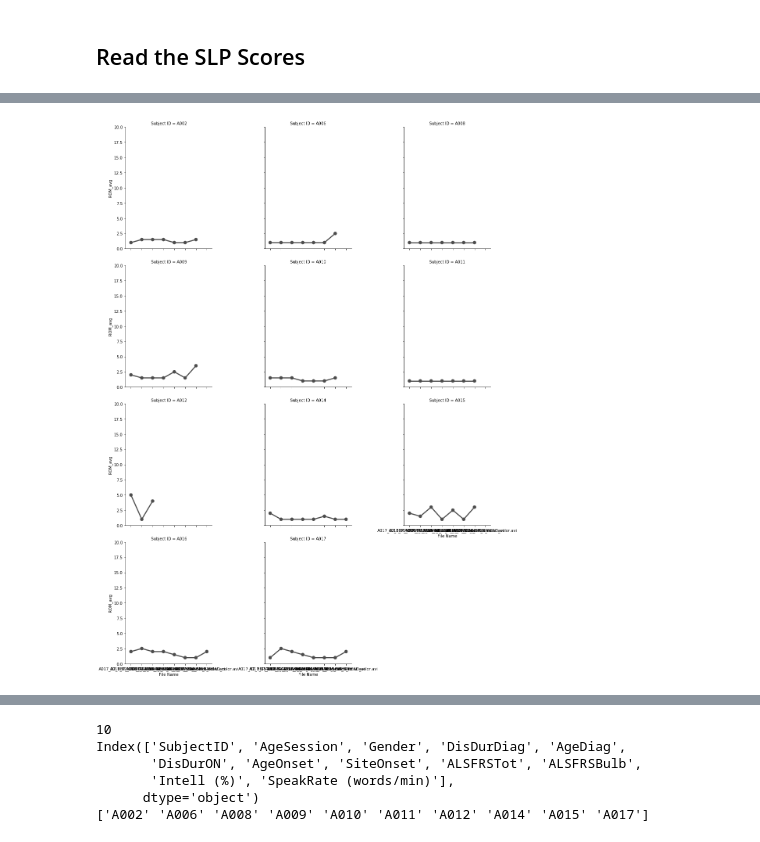
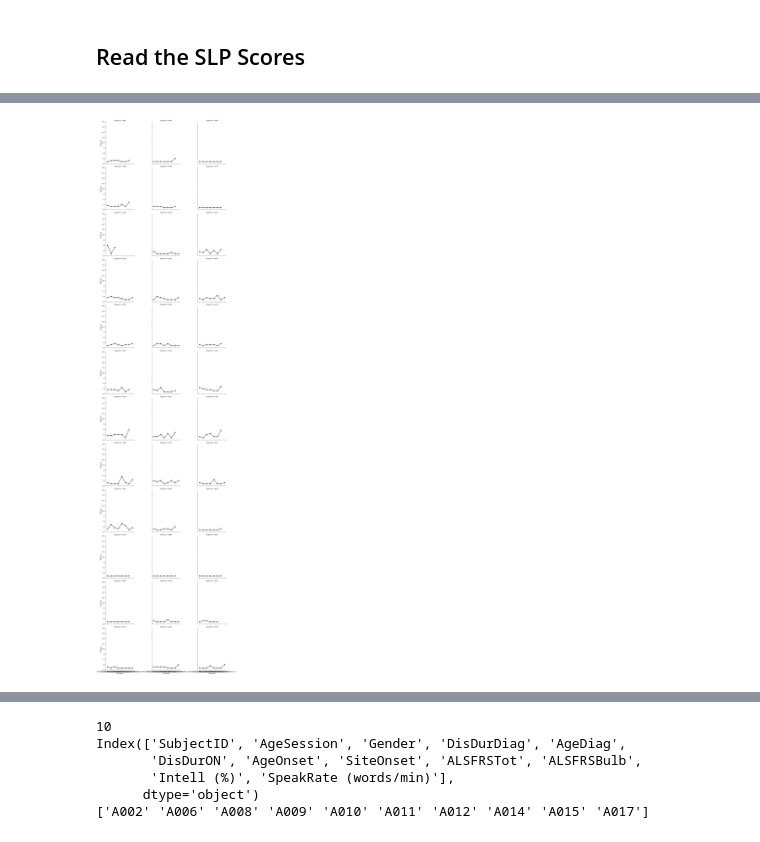
Before and after one commit to denizjafari/ClinicalScore, a Jupyter notebook: clinical_score_predict.ipynb, the cells around one changed output, grey strips where cells are left out. Saved outputs shown, nothing was run; the diff lists cells and outputs as text; code cells hidden in the pictures.

Commit message:
figuring out which subject ids were previously used

```diff
--- a/clinical_score_predict.ipynb
+++ b/clinical_score_predict.ipynb
@@ -74,7 +74,7 @@ slp_scores['Variability_avg'] = slp_scores.apply(lambda row: (row['Variability (
 slp_scores['Fatigue_avg'] = slp_scores.apply(lambda row: (row['Fatigue (SLP1)'] + row["Fatigue (SLP2)"])/2, axis=1)
 
 
-tasks = ['BBP_NORMAL', 'PA', 'PATAKA', 'BLOW', 'KISS', 'OPEN', 'SPREAD', 'BIGSMILE', 'BROW']
+tasks = ['BBP_NORMAL',  'PATAKA', 'PA','BLOW', 'KISS', 'OPEN', 'SPREAD', 'BIGSMILE', 'BROW']
 
 def task_labeler(row):
     for t in tasks:
@@ -86,9 +86,14 @@ slp_scores['task'] = [task_labeler(x) for x in slp_scores['File Name']]
 
 print(slp_scores.shape)
 print(slp_scores.columns)
-print(slp_scores['Subject ID'].unique())
+print()
+print('Total numbr of participants are: ',len(slp_scores['Subject ID'].unique()))
+print()
+print('Subject IDs included are: ',slp_scores['Subject ID'].unique())
+print()
 print(slp_scores.columns)
-print(slp_scores['task'].unique())
+print()
+print('The tasks are: ', slp_scores['task'].unique())
 
 slp_scores.head()
 # %% [output]
@@ -179,6 +190,6 @@ plt.show()
 # %%
-g = sns.FacetGrid(df, col="Subject ID", col_wrap=3, height=5, ylim=(0, 20))
+g = sns.FacetGrid(slp_scores, col="Subject ID", col_wrap=3, height=5, ylim=(0, 20))
 g.map(sns.pointplot, "File Name", "ROM_avg",color=".3", ci=None);
 # %% [output]
-[figure, old version]
+[figure, new version]
 # %%
```
Also changed, not shown: parts of 23 cells of this notebook.
